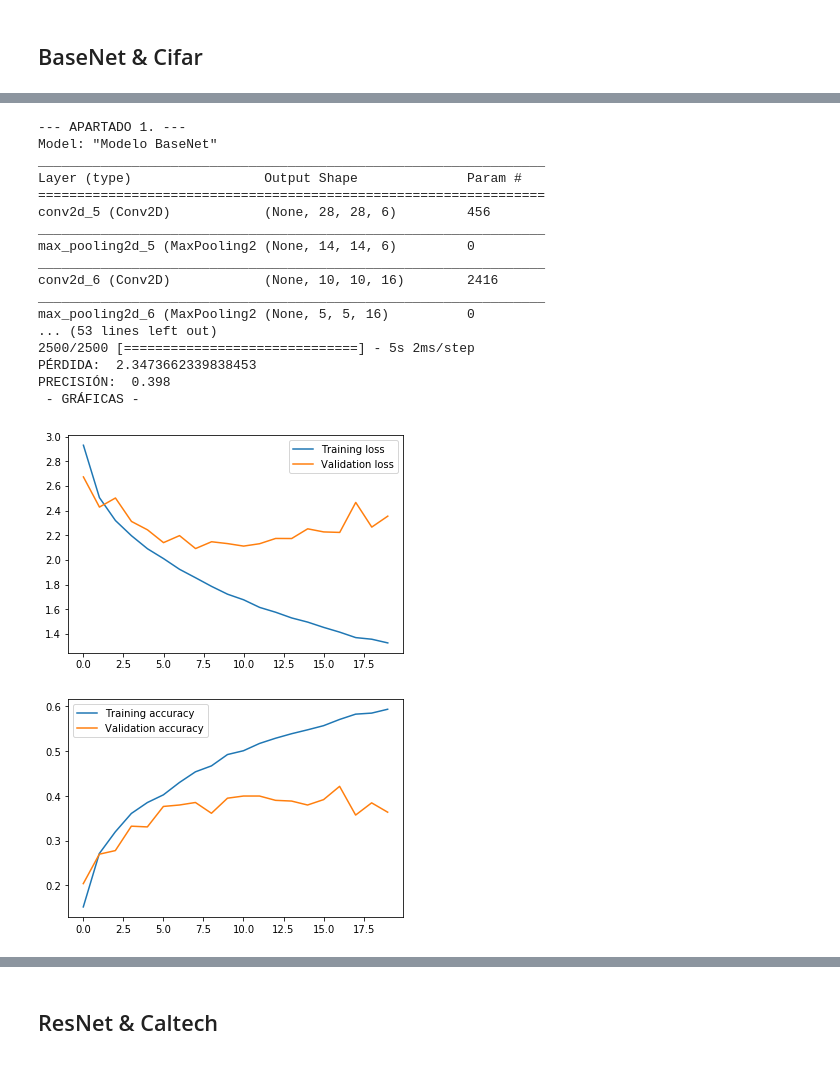
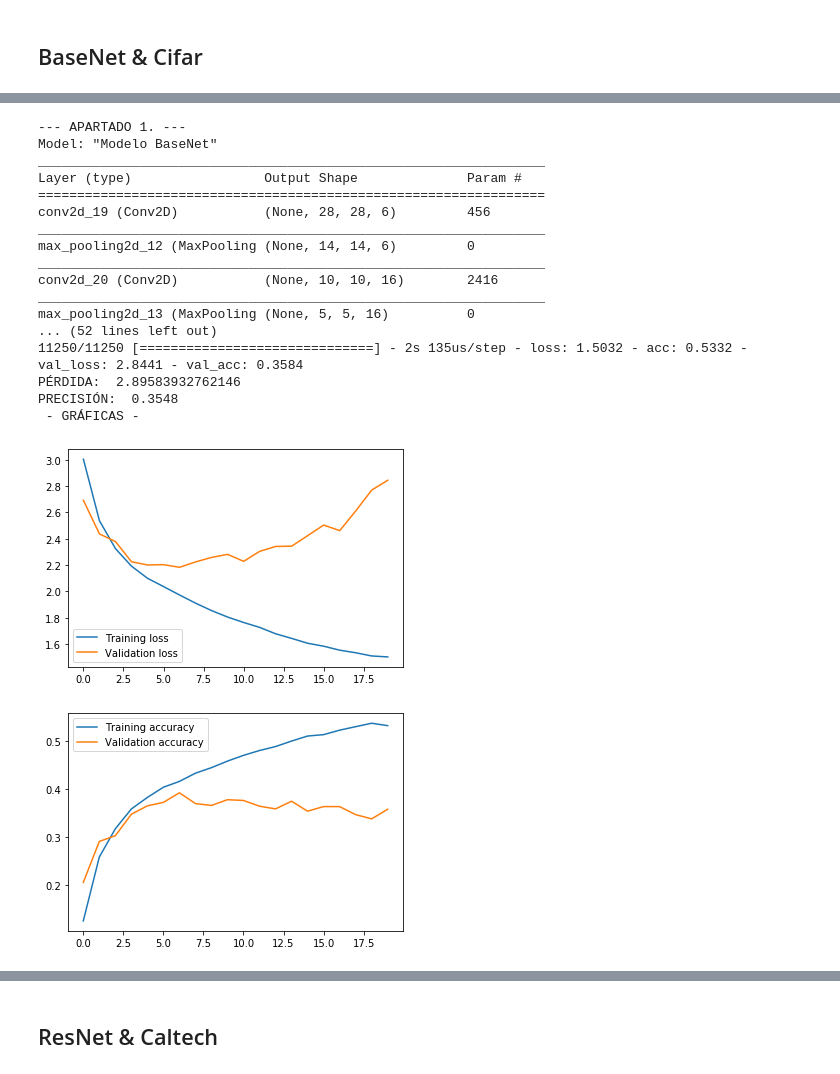
Before and after one commit to Ludvins/DGIIM_VC, a Jupyter notebook: Practica 2/Keras.ipynb, the cells around one changed output, grey strips where cells are left out. Saved outputs shown, nothing was run; the diff lists cells and outputs as text; code cells hidden in the pictures.

```diff
--- a/Practica 2/Keras.ipynb
+++ b/Practica 2/Keras.ipynb
@@ -380,0 +379,7 @@ def modified_resnet_model_output_input():
+# %%
+def model_compile(model):
+    model.compile(
+        loss = keras.losses.categorical_crossentropy,
+        optimizer = SGD(lr = 0.01, decay = 1e-6, momentum = 0.9, nesterov = True),
+        metrics = ['accuracy']
+    )
@@ -419,0 +418,14 @@ def train_and_evaluate(model, train_data_generator, test_data_generator, load_da
+# %%
+def evaluate(model, x_test, y_test, test_datagen = None, verbose = 0):
+    if (verbose != 0):
+      print(" - RESULTADOS - ")
+    if test_datagen is None:
+      score = model.evaluate(x_test, y_test, verbose = verbose)
+    else:
+      score = model.evaluate_generator(
+        generator = test_datagen.flow(x_test, y_test, 1),
+        verbose = verbose
+      )
+
+    print('PÉRDIDA: ', score[0])
+    print('PRECISIÓN: ', score[1])
@@ -421,3 +445,5 @@ def train_and_evaluate(model, train_data_generator, test_data_generator, load_da
 # Test functions
 # %% [markdown]
 ## BaseNet & Cifar
+# %%
+cifar_train, cifar_train_labels, cifar_test, cifar_test_labels = load_cifar_data()
@@ -424,30 +453,35 @@ def train_and_evaluate(model, train_data_generator, test_data_generator, load_da
 # %%
 print("--- APARTADO 1. ---")
 m = simple_base_net_model()
+model_compile(m)
+basic_model_weights = m.get_weights()
 m.summary()
-h = train_and_evaluate(m, train_data_generator, test_data_generator, load_cifar_data, 32, 20, 1)
+
+h = train(m, cifar_train, cifar_train_labels, 32, 20, verbose = 1)
+evaluate(m, cifar_test, cifar_test_labels, verbose = 0)
+
 print(" - GRÁFICAS - ")
 show_evolution(h)
 # %% [output]
 --- APARTADO 1. ---
 Model: "Modelo BaseNet"
 _________________________________________________________________
 Layer (type)                 Output Shape              Param #
 =================================================================
-conv2d_5 (Conv2D)            (None, 28, 28, 6)         456
+conv2d_19 (Conv2D)           (None, 28, 28, 6)         456
 _________________________________________________________________
-max_pooling2d_5 (MaxPooling2 (None, 14, 14, 6)         0
+max_pooling2d_12 (MaxPooling (None, 14, 14, 6)         0
 _________________________________________________________________
-conv2d_6 (Conv2D)            (None, 10, 10, 16)        2416
+conv2d_20 (Conv2D)           (None, 10, 10, 16)        2416
 _________________________________________________________________
-max_pooling2d_6 (MaxPooling2 (None, 5, 5, 16)          0
-... (53 lines left out)
-2500/2500 [==============================] - 5s 2ms/step
-PÉRDIDA:  2.3473662339838453
-PRECISIÓN:  0.398
+max_pooling2d_13 (MaxPooling (None, 5, 5, 16)          0
+... (52 lines left out)
+11250/11250 [==============================] - 2s 135us/step - loss: 1.5032 - acc: 0.5332 - val_loss: 2.8441 - val_acc: 0.3584
+PÉRDIDA:  2.89583932762146
+PRECISIÓN:  0.3548
  - GRÁFICAS -
-[figure, old version]
+[figure, new version]
-[figure, old version]
+[figure, new version]
 # %%
 print("--- COMPARACIÓN DE GENERADORES ---")
 print(" - RESULTADOS SIN WHITENING - ")
```
Also changed, not shown: parts of 40 cells of this notebook.
